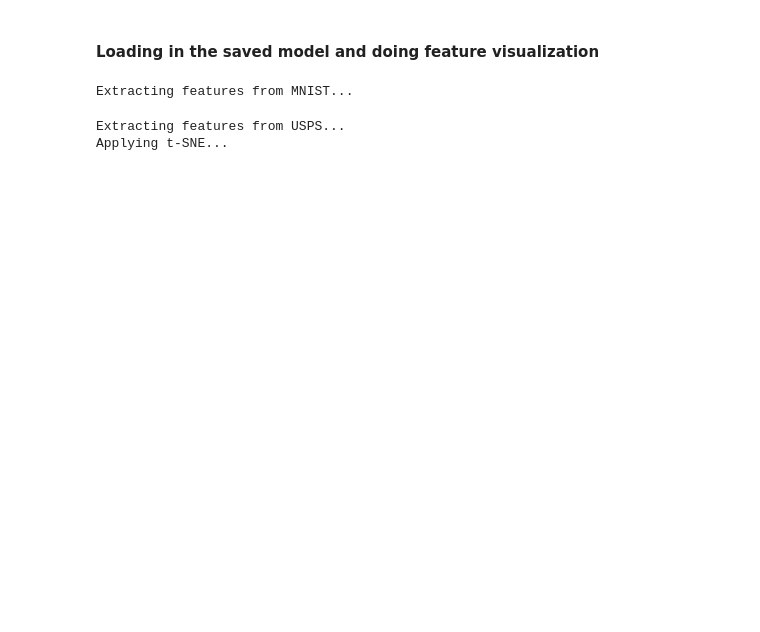
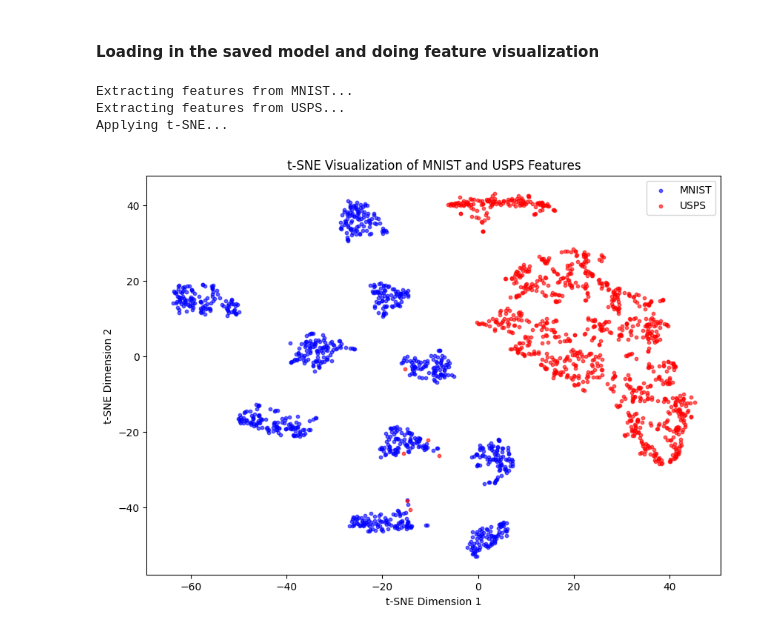
Before and after one commit to Jawamegamind/ATML-PA5-Domain-Adaptation-Generalization, a Jupyter notebook: task_1.ipynb, the cells around one changed output. Drawn from its saved outputs; the diff is of its cells as text; code cells hidden in the pictures; blank space fills up the shorter version.

Commit message:
Digit dataset subset runs and gitignore update

```diff
--- a/task_1.ipynb
+++ b/task_1.ipynb
@@ -244,17 +329,18 @@ Estimated Total Size (MB): 272.54
 # %%
 # Single function for loading in the resnet model and modifying the final layer
 def load_resnet_model(num_classes):
-    model = resnet50(weights=ResNet50_Weights.IMAGENET1K_V2)
-    # Freeze all layers except the final layer
-    for param in model.parameters():
-        param.requires_grad = False
+    # model = resnet50(weights=ResNet50_Weights.IMAGENET1K_V2)
+    model = resnet50()
+    # # Freeze all layers except the final layer
+    # for param in model.parameters():
+    #     param.requires_grad = False
 
     # Replace the fully connected (fc) layer
     model.fc = torch.nn.Linear(in_features=model.fc.in_features, out_features=num_classes)
 
-    # Ensure the parameters in the final layer are trainable
-    for param in model.fc.parameters():
-        param.requires_grad = True
+    # # Ensure the parameters in the final layer are trainable
+    # for param in model.fc.parameters():
+    #     param.requires_grad = True
 
     # Move the model to the specified device
     model = model.to(device)
@@ -340,13 +466,24 @@ def evaluate_model(model, dataloader):
 #### First experiment M -> U
 <!-- A -> W -->
 # %%
-model_A_to_W = load_resnet_model(num_classes)
+model_M_to_U = load_resnet_model(num_classes)
+
+# Define the loss function and the optimizer
+criterion = nn.CrossEntropyLoss()
+optimizer = optim.Adam(model_M_to_U.parameters(), lr=0.001)
+
+# Train the model
+train_model(model_M_to_U, mnist_train_subset_loader, optimizer, criterion, 5)
+
+# Evaluating on the USPS data
+evaluate_model(model_M_to_U, usps_test_subset_loader)
 
 # Training the model on the MNIST dataset
-train_model(model_A_to_W, mnist_train_loader, optimizer, criterion, num_epochs=5)
+# train_model(model_M_to_U, mnist_train_loader, optimizer, criterion, num_epochs=5)
+# train_model(model_M_to_U, mnist_subset_loader, optimizer, criterion, num_epochs=5)
 
 # Evaluating the model on the USPS dataset
-evaluate_model(model_A_to_W, usps_test_loader)
+# evaluate_model(model_M_to_U, usps_test_loader)
 
 # # Training the model on the Amazon dataset
 # train_model(model_A_to_W, amazon_dataloader, optimizer, criterion, num_epochs=5)
@@ -411,33 +548,34 @@ def visualize_features_with_tsne(model, source_dataloader, target_dataloader, so
     print(f"Extracting features from {source_label}...")
     source_features, _ = extract_features(source_dataloader)
 
     print(f"Extracting features from {target_label}...")
     target_features, _ = extract_features(target_dataloader)
 
     # Combine features for t-SNE
     features = np.vstack((source_features, target_features))
     domains = np.array([source_label] * len(source_features) + [target_label] * len(target_features))
 
     # Apply t-SNE
     print("Applying t-SNE...")
     tsne = TSNE(n_components=2, random_state=42, perplexity=30, n_iter=1000)
     features_2d = tsne.fit_transform(features)
 
     # Plot t-SNE results
     plt.figure(figsize=(10, 7))
     for domain, color in zip([source_label, target_label], ['blue', 'red']):
         indices = domains == domain
         plt.scatter(features_2d[indices, 0], features_2d[indices, 1], label=domain, alpha=0.6, s=10, c=color)
 
     plt.title(f"t-SNE Visualization of {source_label} and {target_label} Features")
     plt.xlabel("t-SNE Dimension 1")
     plt.ylabel("t-SNE Dimension 2")
     plt.legend()
     plt.show()
 
 # Visualize features
-visualize_features_with_tsne(model_A_to_W, mnist_train_loader, usps_test_loader, source_label="MNIST", target_label="USPS")
+visualize_features_with_tsne(model_M_to_U, mnist_train_subset_loader, usps_test_subset_loader, source_label="MNIST", target_label="USPS")
 # %% [output]
 Extracting features from MNIST...
+Extracting features from USPS...
+Applying t-SNE...
-Extracting features from USPS...
-Applying t-SNE...
+[figure, added]
```
Also changed, not shown: parts of 20 cells of this notebook, 1 other file.
